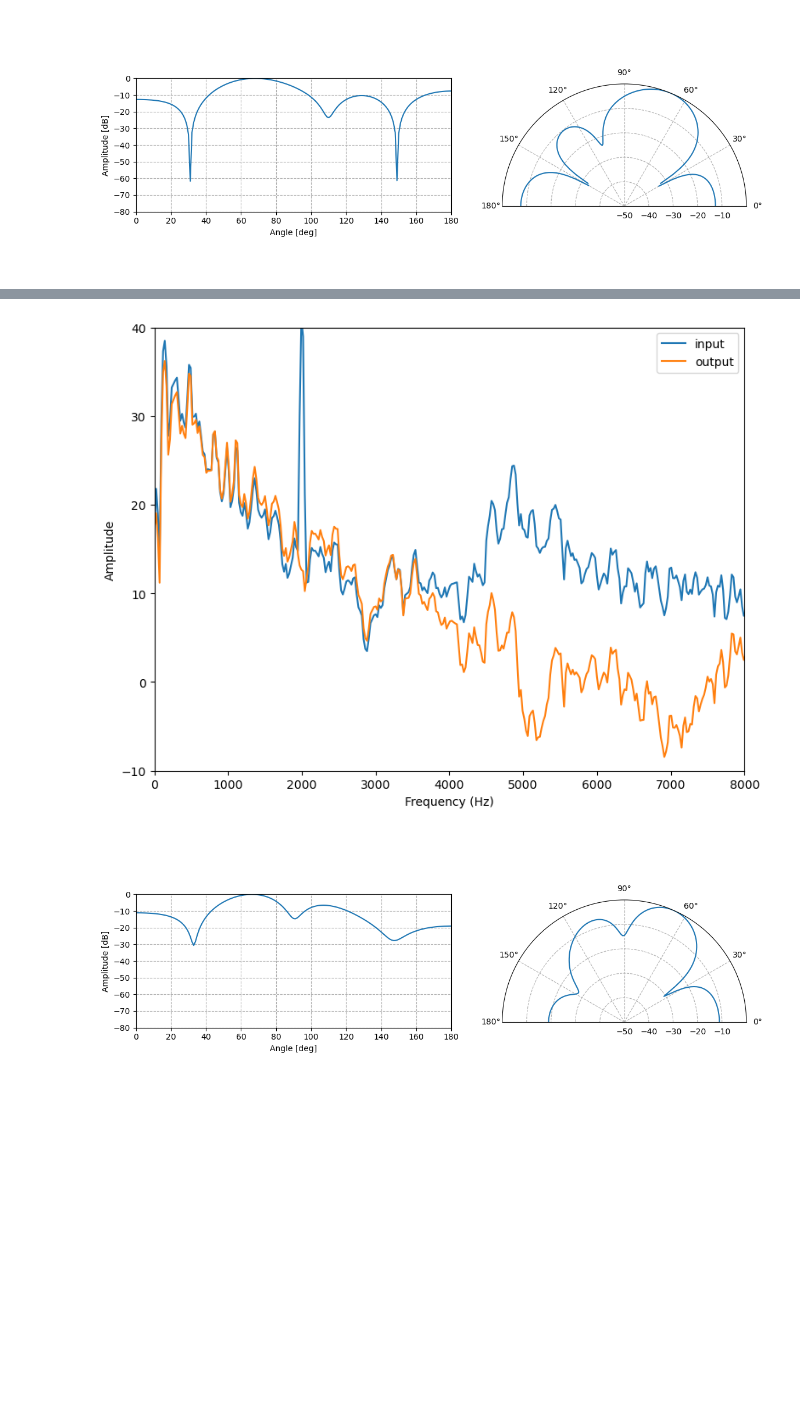
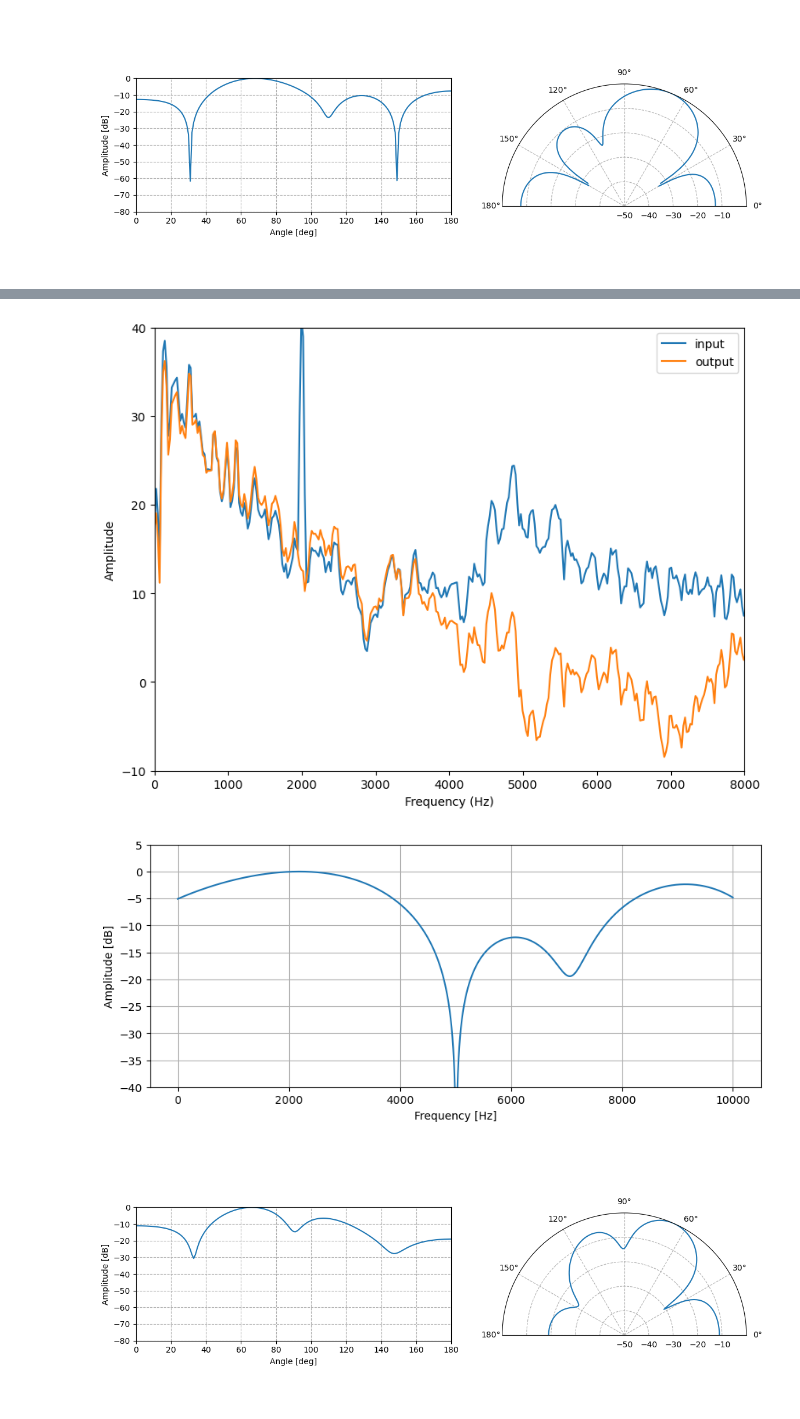
Before and after one commit to SimonBakJeppesen/Beamforming, a Jupyter notebook: MVDR.ipynb, the cells around one changed output, grey strips where cells are left out. Cells and saved outputs as stored; diff of their text form; code cells hidden in the pictures; blank space fills up the shorter version.

```diff
--- a/MVDR.ipynb
+++ b/MVDR.ipynb
@@ -30,29 +30,26 @@ steering_vectors = np.exp(-1j * 2 * np.pi/lamba * np.outer(array_geometry, np.co
 desired_angle_rad = np.deg2rad(desired_angle)
 desired_steering_vector = np.exp(-1j * 2 * np.pi * array_geometry/lamba * np.cos(desired_angle_rad))
 
-
+# original signal
 samplerate, tx = wavfile.read('data/P501_C_english_m1_FB_48k.wav')
 datalenght = len(tx)
 
-# simulation
+# simulation ####################################################
 t = np.arange(datalenght)/samplerate
 noise = 1000 * np.sin(2 * np.pi * freqency_noise * t)
 
 # simulate the time of arrival
-r_noise = collectPlaneWave(N, sensor_spacing, interference_angles, noise, samplerate)
-r = collectPlaneWave(N, sensor_spacing, desired_angle, tx, samplerate)
+signal_noise = collectPlaneWave(N, sensor_spacing, interference_angles, noise, samplerate)
+signal_desired = collectPlaneWave(N, sensor_spacing, desired_angle, tx, samplerate)
 
-r = r + r_noise #sum the simulated noise and source signal
+r = signal_desired + signal_noise #sum the simulated noise and source signal
 
 # Calculate the MVDR weights
-R_inv = np.linalg.inv(np.cov(r_noise))  # Covariance matrix
+R_inv = np.linalg.inv(np.cov(signal_noise))  # Covariance matrix
 num = np.dot(R_inv, desired_steering_vector.T)
 deno =  (np.dot(desired_steering_vector.conj(), np.dot(R_inv, desired_steering_vector.T)))
 w = num / deno
-#w = np.flip(w)
-
-w = w / np.linalg.norm(w)
-
+w = w / np.linalg.norm(w) # normilize
 
 # Calculate the MVDR beam pattern
 mvdr_beam_pattern = np.abs(np.dot(np.flip(w.conj().T), steering_vectors)).T
@@ -66,33 +63,54 @@ output_signal = np.dot(w,r)
 # plot signals
 plt.figure(figsize=(8, 6))
 time_in_seconds = np.arange(len(output_signal)) / samplerate
 plt.plot(time_in_seconds, r[0], label='Original (Raw Signal from Microphone 0)')
 plt.plot(time_in_seconds, output_signal, label='Beamformed')
 plt.xlabel('Time [s]')
 plt.ylabel('Amplitude')
 plt.legend()
 plt.show()
 
 # spectral density estimation
 freq, fft = signal.welch(tx, fs=samplerate, nperseg=1024*2)
 freq_input, fft_input = signal.welch(r[0].squeeze().real, fs=samplerate, nperseg=1024*2)
 freq_output, fft_output = signal.welch(output_signal, fs=samplerate, nperseg=1024*2)
 
 # plot spectrum
 fig, ax1 = plt.subplots(figsize=(8, 6))
 ax1.plot(freq_input, 10*np.log10(fft_input), label='input')
 ax1.plot(freq_output, 10*np.log10(fft_output), label='output')
 plt.legend()
 ax1.set_xlabel('Frequency (Hz)')
 ax1.set_ylabel('Amplitude')
 plt.xlim(0, 8000)
 plt.ylim(-10,40)
 fig.tight_layout()
 plt.show()
+
+# frequency responce at 70 degrees
+frequencies = np.linspace(1, 10000, 10000)  # Frequency values in Hz
+
+mvdr70 = []
+for frequency in frequencies:
+    lamba = c / frequency
+    theta = np.linspace(0, np.pi, 181)  # Steering angles
+
+    steering_vectors = np.exp(-1j * 2 * np.pi / lamba * np.outer(array_geometry, np.cos(theta)))
+
+    mvdr_beam_pattern = np.abs(np.dot(np.flip(w).conj().T, steering_vectors) )
+    mvdr70.append(mvdr_beam_pattern[70])
+
+plt.figure(figsize=(10, 4))
+plt.plot(20*np.log10(mvdr70/np.max(mvdr70)))
+plt.xlabel('Frequency [Hz]')
+plt.ylabel('Amplitude [dB]')
+plt.ylim(-40, 5)
+plt.grid(True)
 # %% [output]
 [figure]
 [figure]
 [figure]
+[figure, added]
 # %%
 20*np.log10(np.sqrt(np.mean(output_signal[0:1000].real**2))/np.sqrt(np.mean(r[0,0:1000]**2)))
 sd.play(output_signal.astype(np.int16), samplerate)
```
Also changed, not shown: parts of 5 cells of this notebook, 1 other file.
